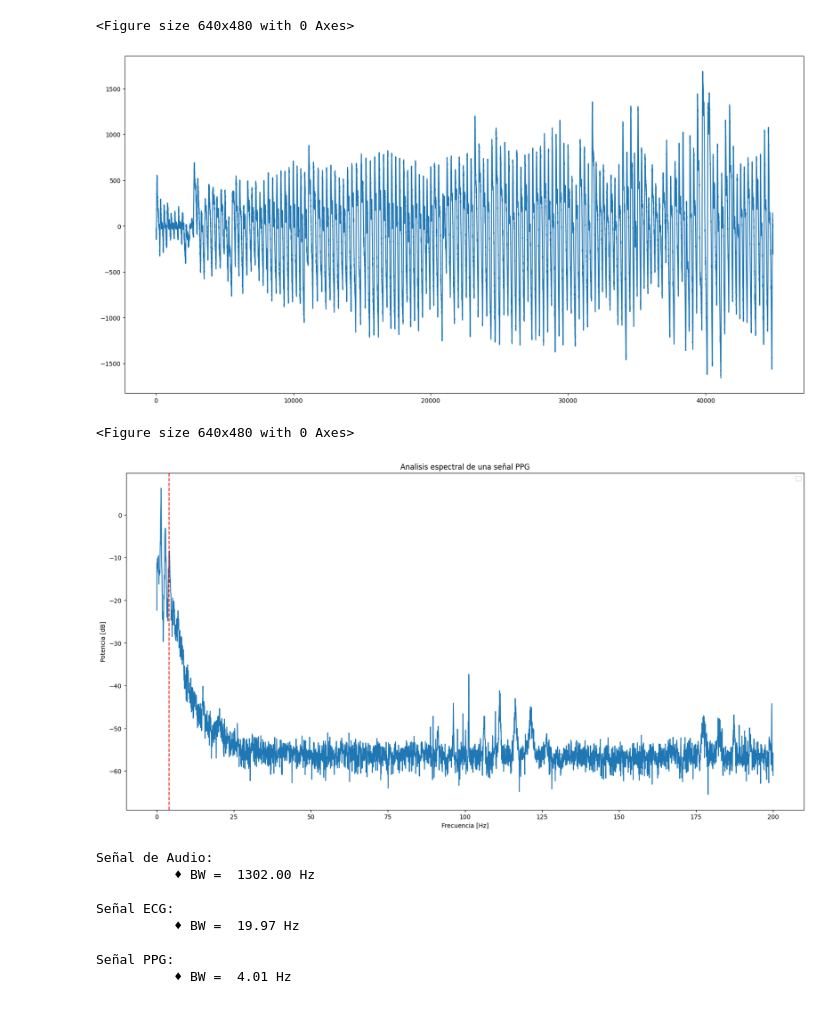
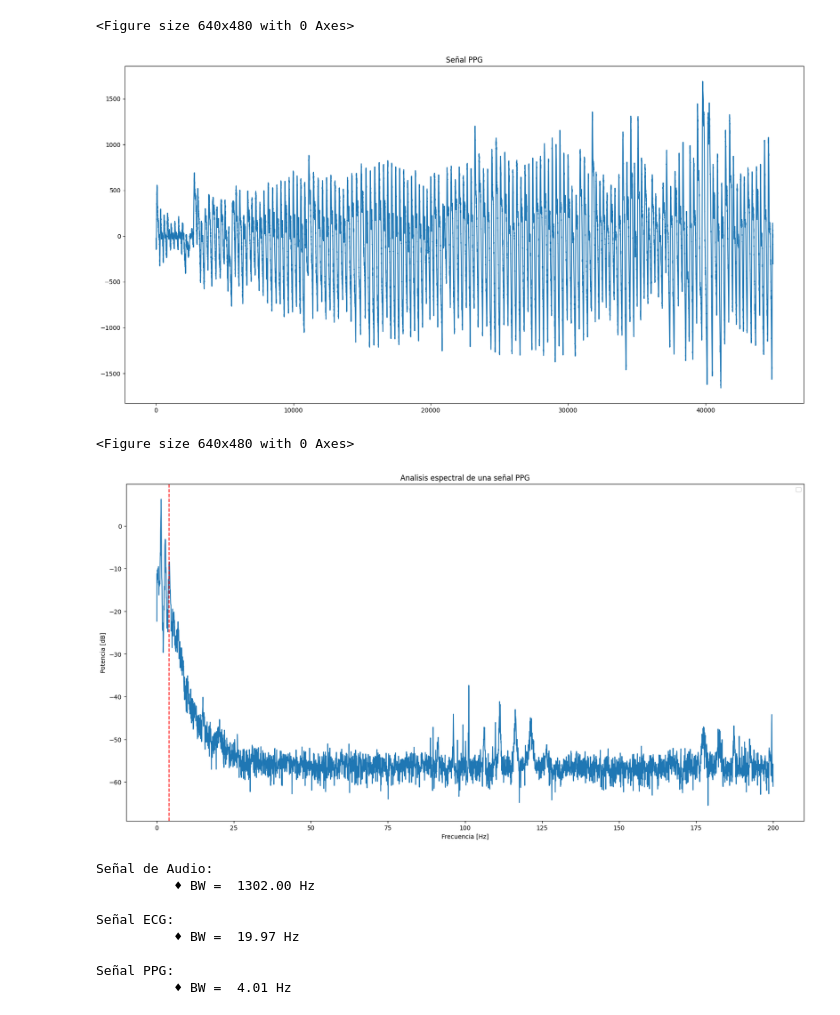
Before and after one commit to Mateo-Cabo/APS, a Jupyter notebook: Trabajo semana 5/TS5.ipynb, the cells around one changed output. Cells and saved outputs as stored; diff of their text form; code cells hidden in the pictures.

```diff
--- a/Trabajo semana 5/TS5.ipynb
+++ b/Trabajo semana 5/TS5.ipynb
@@ -137,6 +139,7 @@ ppg = np.load('ppg_sin_ruido.npy')
 
 plt.figure(1)
 plt.figure(figsize=(20,10))
+plt.title('Señal PPG')
 plt.plot(ppg)
 plt.show()
 
@@ -148,34 +151,34 @@ audio_signal = ppg / np.std(ppg)
 
 fs_ppg_welch, ppg_sig_welch = sig.welch(x = audio_signal, fs = fs_ppg, window='hann', nperseg=nperseg, noverlap=nperseg//2, nfft=None, detrend='constant', return_onesided=True, scaling='density', axis=0, average='median')
 
 signal_db =  10 * np.log10(ppg_sig_welch)
 
 #signal_db -= max(signal_db)
 
 #%% Estimacion del ancho de banda
 
 pot_total = np.sum(ppg_sig_welch)
 
 pot_acumulada = np.cumsum(ppg_sig_welch)
 condicion_95 = 0.95 * pot_total
 
 umbral_95 = np.where(pot_acumulada >= condicion_95)[0][0]
 
 bw_95_ppg = fs_ppg_welch[umbral_95]
 
 plt.figure(4)
 plt.figure(figsize=(20,10))
 
 plt.title('Analisis espectral de una señal PPG')
 plt.xlabel('Frecuencia [Hz]')
 plt.ylabel('Potencia [dB]')
 plt.legend()
 plt.plot(fs_ppg_welch, signal_db, label = 'Espectrometria señal PPG')
 plt.axvline(bw_95_ppg, color='r', linestyle='--', label = 'Umbral 95%')
 plt.show()
 # %% [output]
 <Figure size 640x480 with 0 Axes>
-[figure, old version]
+[figure, new version]
 <Figure size 640x480 with 0 Axes>
 [figure]
 # %%
```
Also changed, not shown: parts of 2 cells of this notebook.
